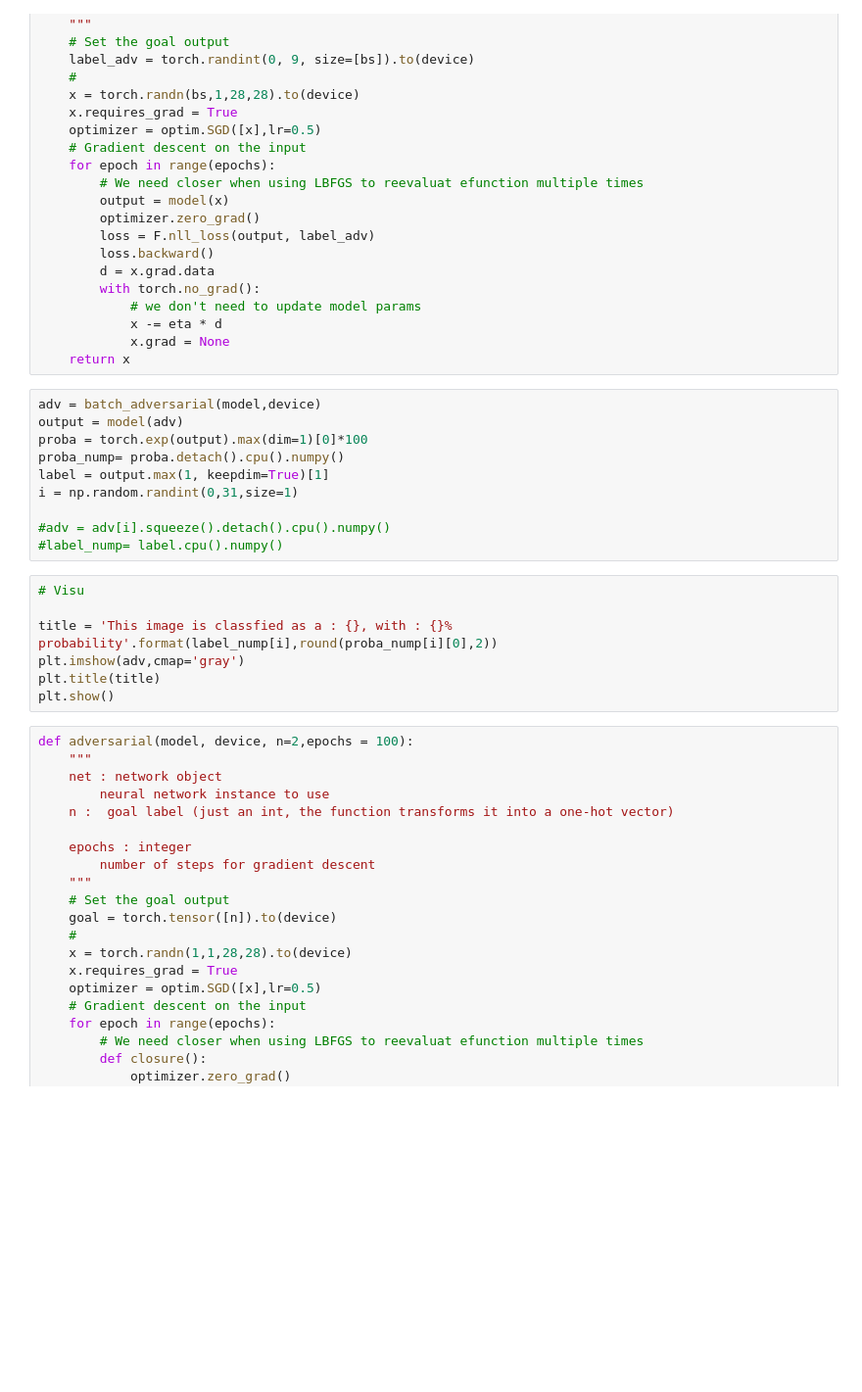
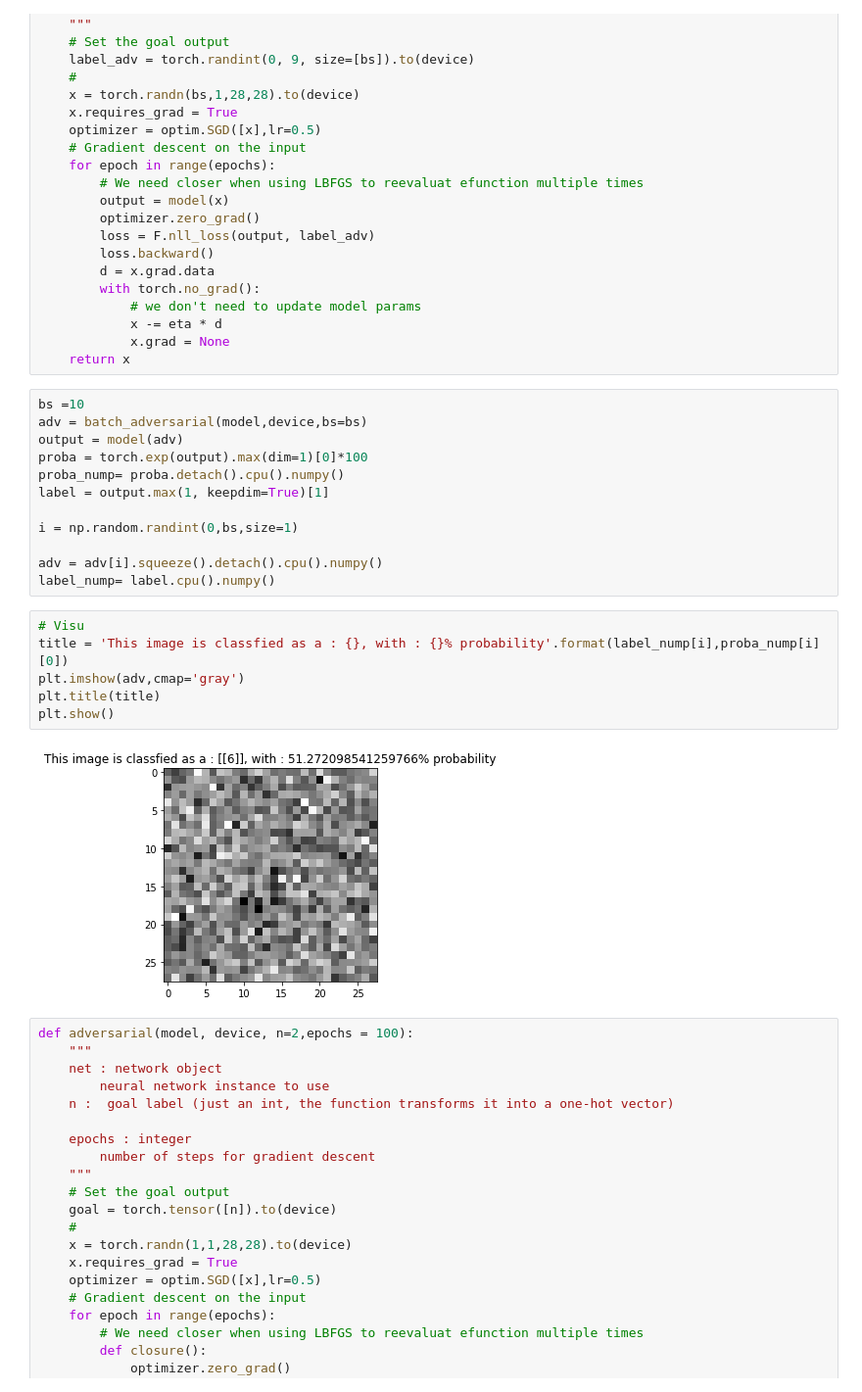
Before and after one commit to AmineDiro/Adversarial-Attacks, a Jupyter notebook: Adversarial attacks.ipynb, the cells around one changed output. Shown at 98% size. Drawn from its saved outputs; the diff is of its cells as text; blank space fills up the shorter version.

```diff
--- a/Adversarial attacks.ipynb
+++ b/Adversarial attacks.ipynb
@@ -108,22 +108,25 @@ def batch_adversarial(model, device, epochs = 200,bs=2,eta=0.5):
             x.grad = None
     return x
 # %%
-adv = batch_adversarial(model,device)
+bs =10
+adv = batch_adversarial(model,device,bs=bs)
 output = model(adv)
 proba = torch.exp(output).max(dim=1)[0]*100
 proba_nump= proba.detach().cpu().numpy()
 label = output.max(1, keepdim=True)[1]
-i = np.random.randint(0,31,size=1)
 
-#adv = adv[i].squeeze().detach().cpu().numpy()
-#label_nump= label.cpu().numpy()
+i = np.random.randint(0,bs,size=1)
+
+adv = adv[i].squeeze().detach().cpu().numpy()
+label_nump= label.cpu().numpy()
 # %%
 # Visu
-
-title = 'This image is classfied as a : {}, with : {}% probability'.format(label_nump[i],round(proba_nump[i][0],2))
+title = 'This image is classfied as a : {}, with : {}% probability'.format(label_nump[i],proba_nump[i][0])
 plt.imshow(adv,cmap='gray')
 plt.title(title)
 plt.show()
+# %% [output]
+[figure, added]
 # %%
 def adversarial(model, device, n=2,epochs = 100):
     """
```
Also changed, not shown: parts of 4 cells of this notebook, 8 other files.
